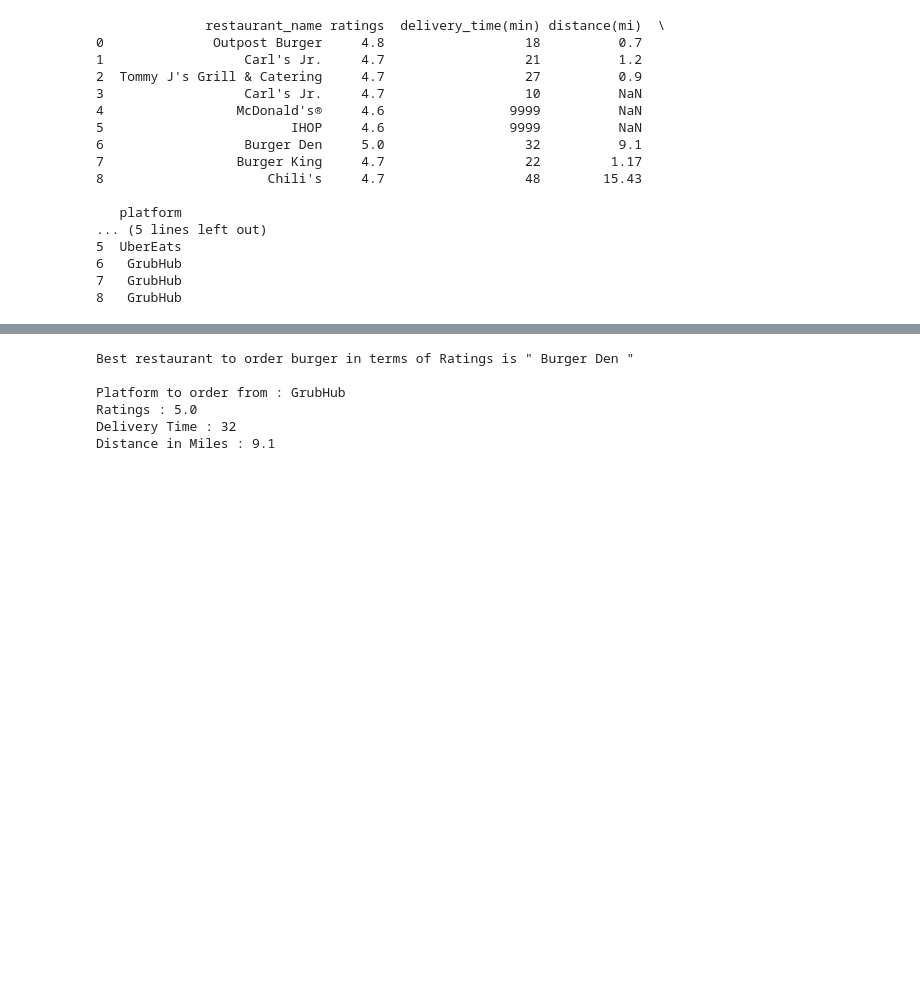
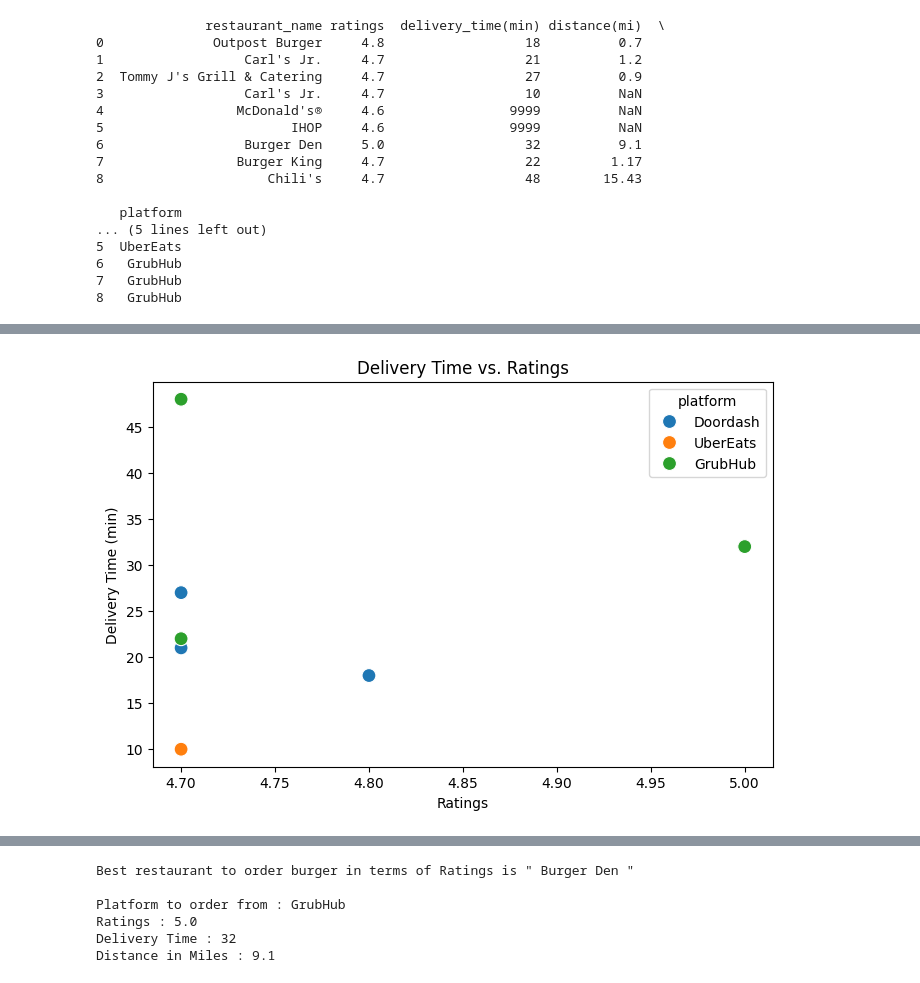
Before and after one commit to priyadharshini18-hub/Food-Ordering-Platform, a Jupyter notebook: best_restaurant_based_on_ratings.ipynb, the cells around one changed output, grey strips where cells are left out. Cells and saved outputs as stored; diff of their text form; code cells hidden in the pictures; blank space fills up the shorter version.

```diff
--- a/best_restaurant_based_on_ratings.ipynb
+++ b/best_restaurant_based_on_ratings.ipynb
@@ -198,0 +218,11 @@ print(combined_results)
+# %%
+# Delivery Time vs. Ratings
+
+plt.figure(figsize=(8, 5))
+sns.scatterplot(x="ratings", y="delivery_time(min)", hue="platform", data=df, s=100)
+plt.title("Delivery Time vs. Ratings")
+plt.xlabel("Ratings")
+plt.ylabel("Delivery Time (min)")
+plt.show()
+# %% [output]
+[figure, added]
```
Also changed, not shown: parts of 5 cells of this notebook.
